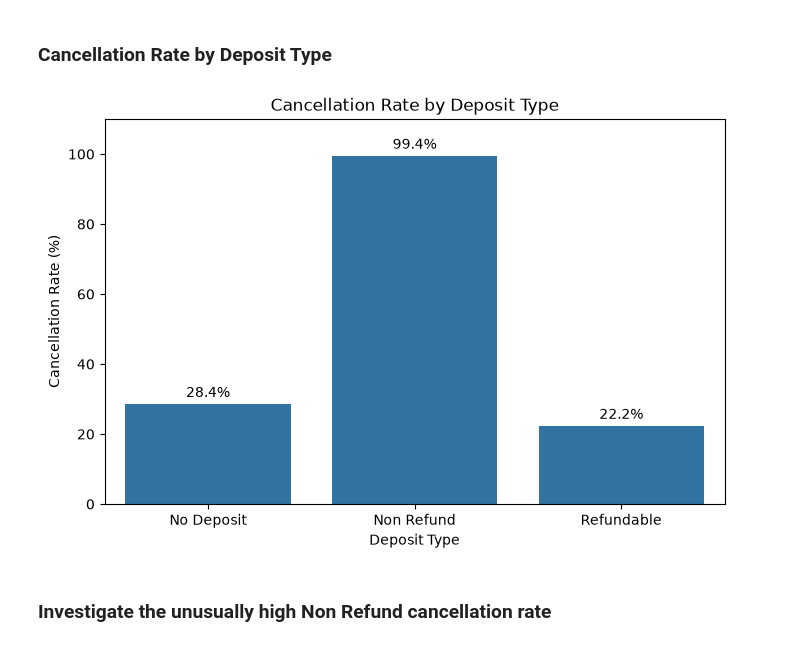
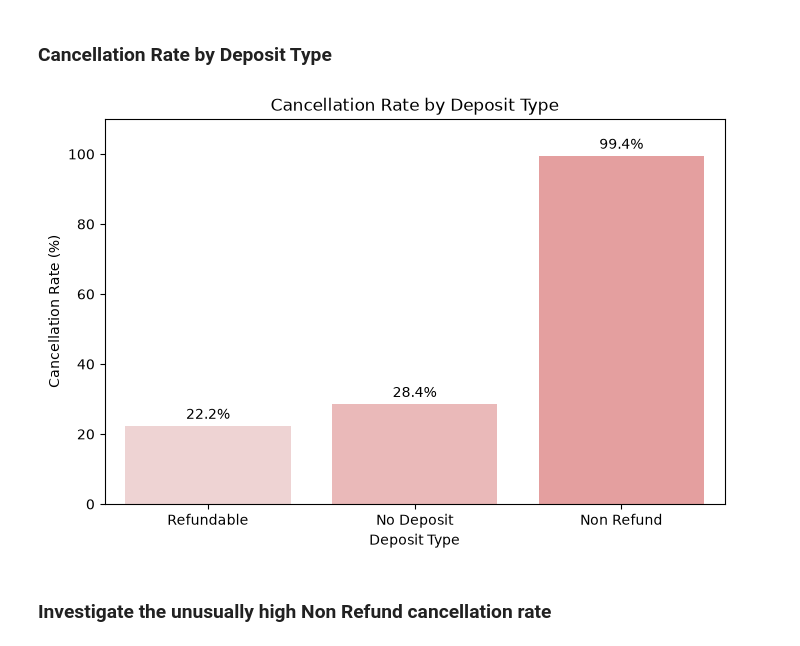
Before and after one commit to Fatima-Zehra-DA/Hotel-Booking-Cancellation-Analysis-Python-PowerBI, a Jupyter notebook: Notebooks/Hotel_Booking_Cancellation_Analysis.ipynb, the cells around one changed output. Drawn from its saved outputs; the diff is of its cells as text; code cells hidden in the pictures.

Commit message:
apply color theme

```diff
--- a/Notebooks/Hotel_Booking_Cancellation_Analysis.ipynb
+++ b/Notebooks/Hotel_Booking_Cancellation_Analysis.ipynb
@@ -355,14 +331,11 @@ plt.show()
 status_counts = df.groupby("hotel")["is_canceled"].mean() * 100
 labels = status_counts.index
 
-# for container in ax.containers:
-#     ax.bar_label(container, fmt="%.1f%%")
-
+light_palette = ["#F3CFCE", "#F2B1B1", "#F09393", "#F77979", "#ED5757"]
 
 # Create horizontal bar chart
-# plt.figure(figsize=(6,4))
 fig, ax = plt.subplots(figsize=(6,4))
-bars = ax.barh(labels, status_counts, color=['skyblue','steelblue'])
+bars = ax.barh(labels, status_counts, color=light_palette[::3][::-1])
 
 ax.bar_label(bars, fmt="%.1f%%", padding=3)
 ax.set_xlim(0, max(status_counts) * 1.2)
@@ -436,7 +409,8 @@ plt.figure(figsize = (10, 6))
 ax = sns.barplot(
             data = lead_time_summary,
             x = 'lead_time_groups',
-            y = 'cancellation_rate'
+            y = 'cancellation_rate',
+            palette= sns.color_palette(light_palette, n_colors=len(lead_time_summary))
         )
 for container in ax.containers:
     ax.bar_label(container, fmt="%.1f%%")
@@ -481,6 +455,10 @@ deposit_cancellation['cancellation_rate'] = (
     deposit_cancellation['cancellation_rate'] * 100
 ).round(2)
 
+deposit_cancellation = deposit_cancellation.sort_values(
+                        by = 'cancellation_rate'
+)
+
 deposit_cancellation
 # %% [output]
 |  | deposit_type | total_bookings | canceled_bookings | cancellation_rate |
@@ -499,29 +477,31 @@ deposit_cancellation.style.format({
 # %% [markdown]
 ### Cancellation Rate by Deposit Type
 # %%
+
 plt.figure(figsize=(8, 5))
 
 ax = sns.barplot(
     data=deposit_cancellation,
     x='deposit_type',
-    y='cancellation_rate'
+    y='cancellation_rate',
+    palette= sns.color_palette( light_palette , n_colors=len(deposit_cancellation))
 )
 
 plt.title('Cancellation Rate by Deposit Type')
 plt.xlabel('Deposit Type')
 plt.ylabel('Cancellation Rate (%)')
 plt.ylim(0, 110)
 
 for container in ax.containers:
     ax.bar_label(
         container,
         fmt='%.1f%%',
         padding=3
     )
 
 plt.show()
 # %% [output]
-[figure, old version]
+[figure, new version]
 # %% [markdown]
 ### Investigate the unusually high Non Refund cancellation rate
 # %% [markdown]
```
Also changed, not shown: parts of 7 cells of this notebook.
